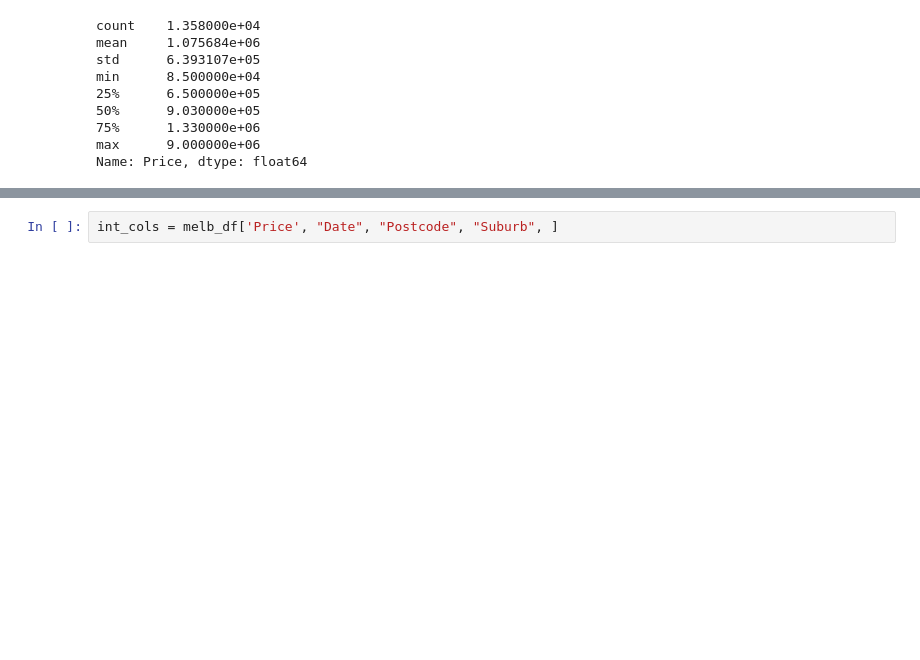
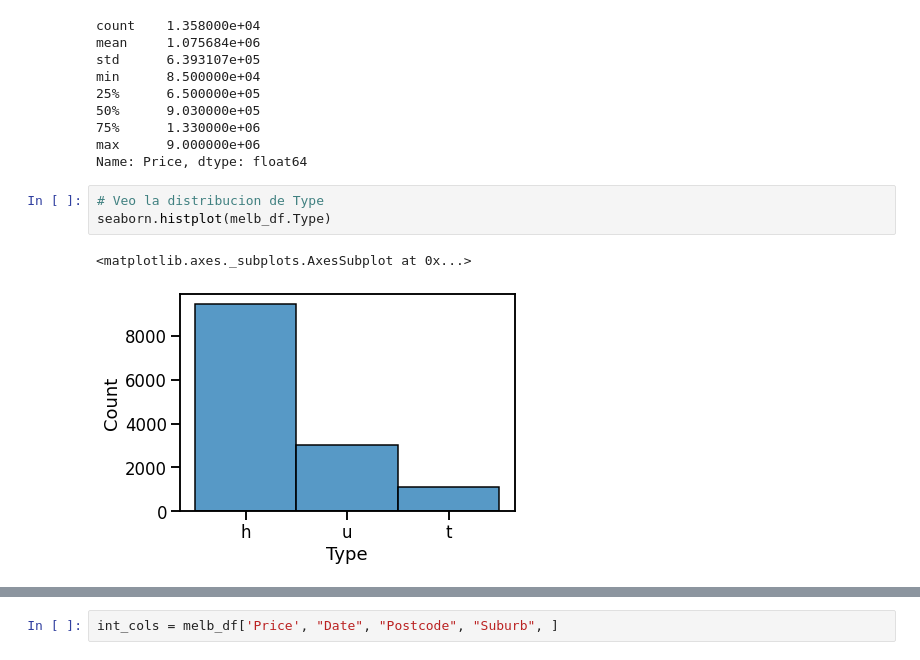
Before and after one commit to AgusCarchano/AnalisisYCuracion, a Jupyter notebook: Entregable_Parte_1.ipynb, the cells around one changed output, grey strips where cells are left out. Saved outputs shown, nothing was run; the diff lists cells and outputs as text; blank space fills up the shorter version.

```diff
--- a/Entregable_Parte_1.ipynb
+++ b/Entregable_Parte_1.ipynb
@@ -127,3 +118,9 @@ min      8.500000e+04
 75%      1.330000e+06
 max      9.000000e+06
 Name: Price, dtype: float64
+# %%
+# Veo la distribucion de Type
+seaborn.histplot(melb_df.Type)
+# %% [output]
+<matplotlib.axes._subplots.AxesSubplot at 0x...>
+[figure, added]
```
Also changed, not shown: parts of 14 cells of this notebook.
